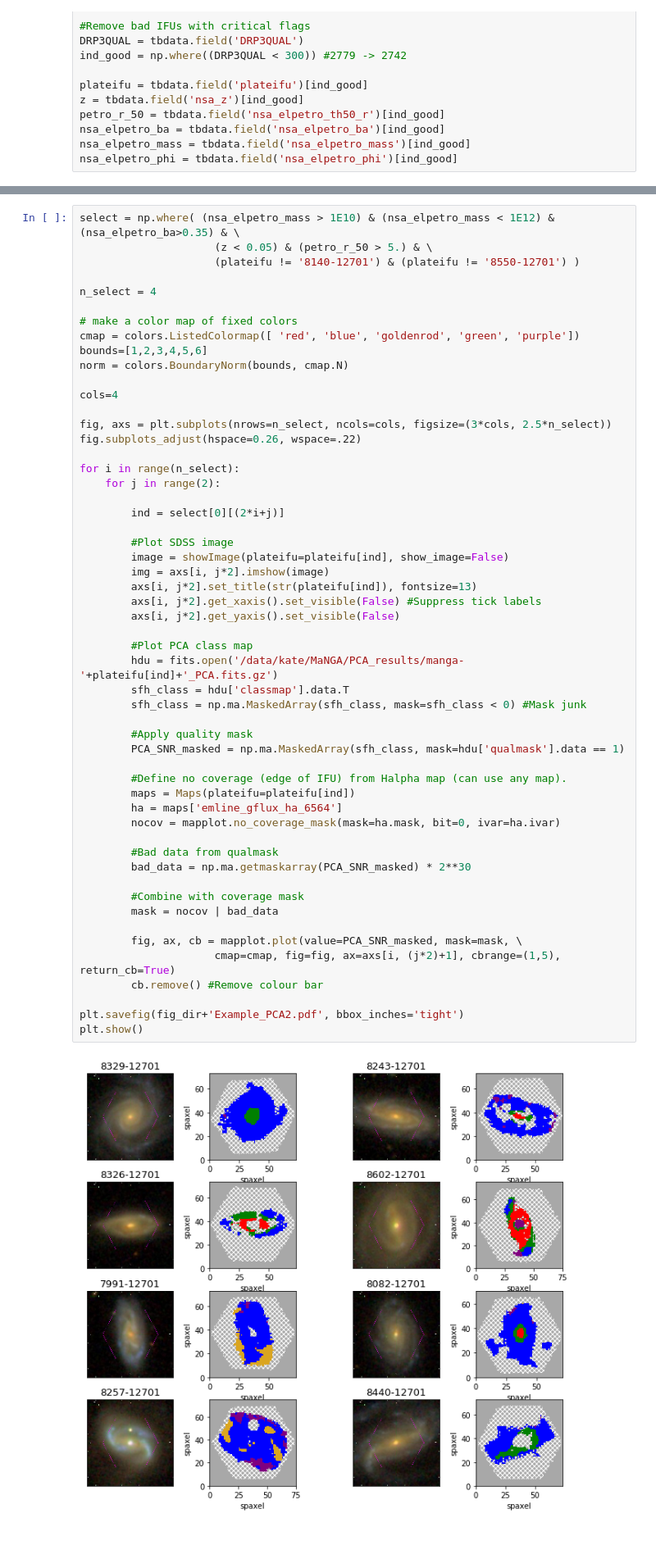
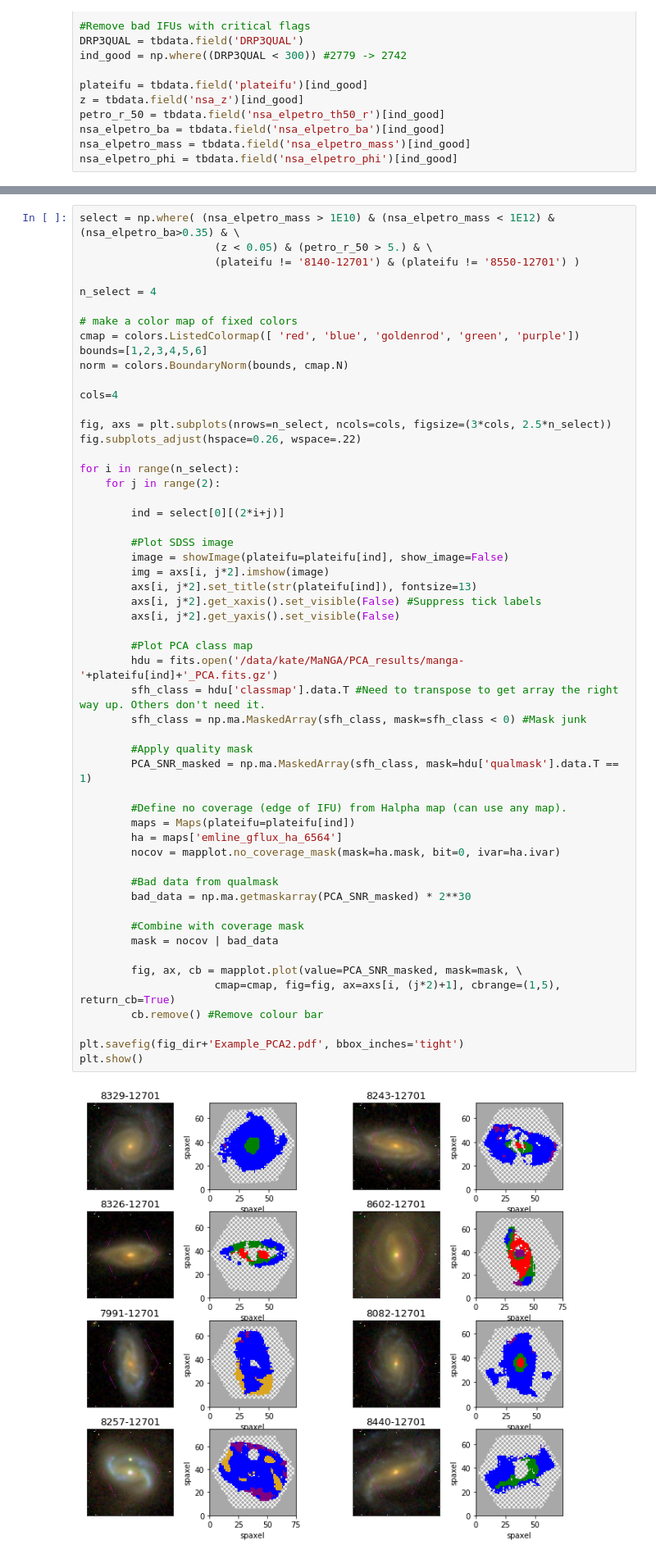
Before and after one commit to KateRowlands/old_MaNGA-PCA, a Jupyter notebook: PCA plotting example.ipynb, the cells around one changed output, grey strips where cells are left out. Shown at 82% size. Drawn from its saved outputs; the diff is of its cells as text.

Commit message:
Small changes due to transposed arrays

```diff
--- a/PCA plotting example.ipynb
+++ b/PCA plotting example.ipynb
@@ -61,36 +63,36 @@ for i in range(n_select):
         image = showImage(plateifu=plateifu[ind], show_image=False)
         img = axs[i, j*2].imshow(image)
         axs[i, j*2].set_title(str(plateifu[ind]), fontsize=13)
         axs[i, j*2].get_xaxis().set_visible(False) #Suppress tick labels
         axs[i, j*2].get_yaxis().set_visible(False)
 
         #Plot PCA class map
         hdu = fits.open('/data/kate/MaNGA/PCA_results/manga-'+plateifu[ind]+'_PCA.fits.gz')
-        sfh_class = hdu['classmap'].data.T
+        sfh_class = hdu['classmap'].data.T #Need to transpose to get array the right way up. Others don't need it.
         sfh_class = np.ma.MaskedArray(sfh_class, mask=sfh_class < 0) #Mask junk
 
         #Apply quality mask
-        PCA_SNR_masked = np.ma.MaskedArray(sfh_class, mask=hdu['qualmask'].data == 1)
+        PCA_SNR_masked = np.ma.MaskedArray(sfh_class, mask=hdu['qualmask'].data.T == 1)
 
         #Define no coverage (edge of IFU) from Halpha map (can use any map).
         maps = Maps(plateifu=plateifu[ind])
         ha = maps['emline_gflux_ha_6564']
         nocov = mapplot.no_coverage_mask(mask=ha.mask, bit=0, ivar=ha.ivar)
 
         #Bad data from qualmask
         bad_data = np.ma.getmaskarray(PCA_SNR_masked) * 2**30
 
         #Combine with coverage mask
         mask = nocov | bad_data
 
         fig, ax, cb = mapplot.plot(value=PCA_SNR_masked, mask=mask, \
                      cmap=cmap, fig=fig, ax=axs[i, (j*2)+1], cbrange=(1,5), return_cb=True)
         cb.remove() #Remove colour bar
 
 plt.savefig(fig_dir+'Example_PCA2.pdf', bbox_inches='tight')
 plt.show()
 # %% [output]
-[figure, old version]
+[figure, new version]
 # %% [markdown]
 # Classify spaxels based on PC1 PC2 values (in case you want to change the classification boundaries)
 # %%
```
Also changed, not shown: parts of 5 cells of this notebook.
